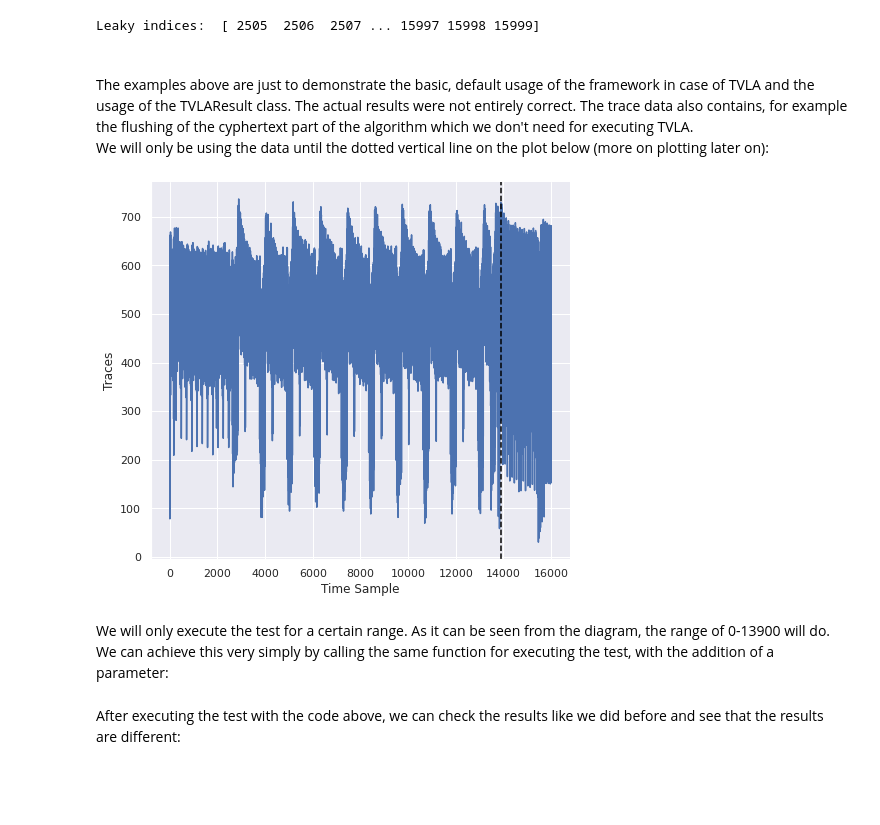
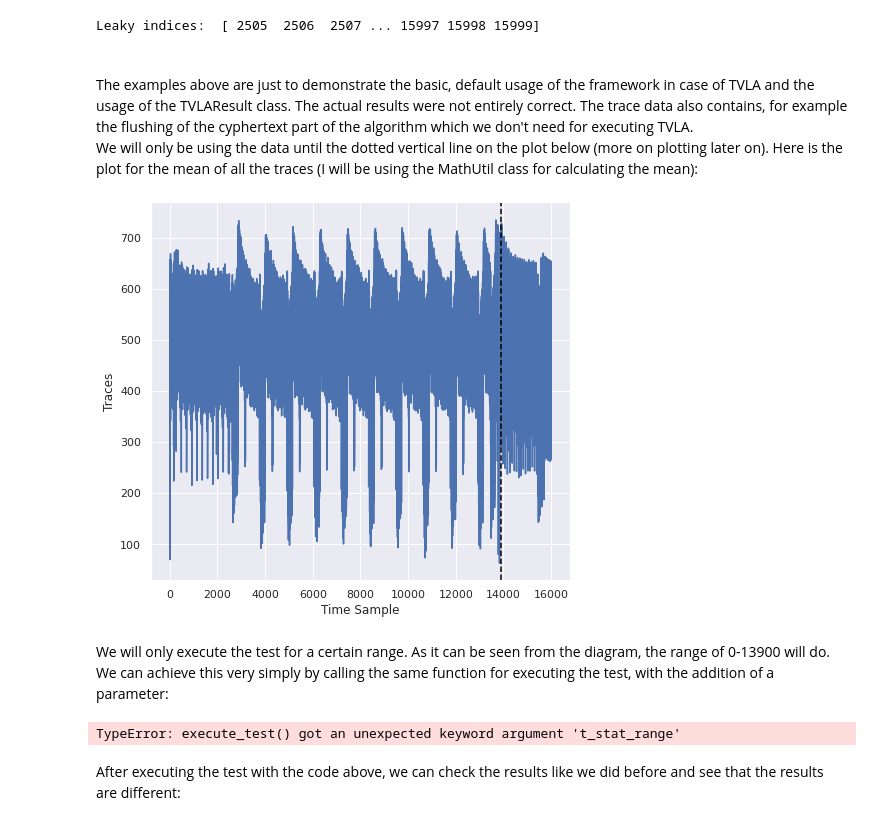
Before and after one commit to RazePerson/sca-leakage-detection-framework, a Jupyter notebook: sca-leakage-detection-framework/main-app.ipynb, the cells around one changed output. Drawn from its saved outputs; the diff is of its cells as text; code cells hidden in the pictures; blank space fills up the shorter version.

```diff
--- a/sca-leakage-detection-framework/main-app.ipynb
+++ b/sca-leakage-detection-framework/main-app.ipynb
@@ -58,16 +59,22 @@ Leaky indices:  [ 2505  2506  2507 ... 15997 15998 15999]
 # %% [markdown]
 <br>
 The examples above are just to demonstrate the basic, default usage of the framework in case of TVLA and the usage of the TVLAResult class. The actual results were not entirely correct. The trace data also contains, for example the flushing of the cyphertext part of the algorithm which we don't need for executing TVLA. <br>
-We will only be using the data until the dotted vertical line on the plot below (more on plotting later on):
+We will only be using the data until the dotted vertical line on the plot below (more on plotting later on). Here is the plot for the mean of all the traces (I will be using the MathUtil class for calculating the mean):
 # %%
+from leak_calc import MathUtil
+
+math = MathUtil()
 plotter = ldf.plotter()
-plotter.create_line_plot(ldf.trace_data().get_all_traces(), x="Time Sample", y="Traces").draw_vertical_line(13900).plot()
+plotter.create_line_plot(math.mean(ldf.trace_data().get_all_traces()), x="Time Sample", y="Traces").draw_vertical_line(13900).plot()
 # %% [output]
-[figure, old version]
+[figure, new version]
 # %% [markdown]
 We will only execute the test for a certain range. As it can be seen from the diagram, the range of 0-13900 will do. We can achieve this very simply by calling the same function for executing the test, with the addition of a parameter:
 # %%
-result = ldf.execute_test(range(0, 13900))
+result = ldf.execute_test(t_stat_range=range(0, 13900))
+print(result)
+# %% [output]
+TypeError: execute_test() got an unexpected keyword argument 't_stat_range'
 # %% [markdown]
 After executing the test with the code above, we can check the results like we did before and see that the results are different:
 # %%
```
Also changed, not shown: parts of 30 cells of this notebook, 7 other files.
